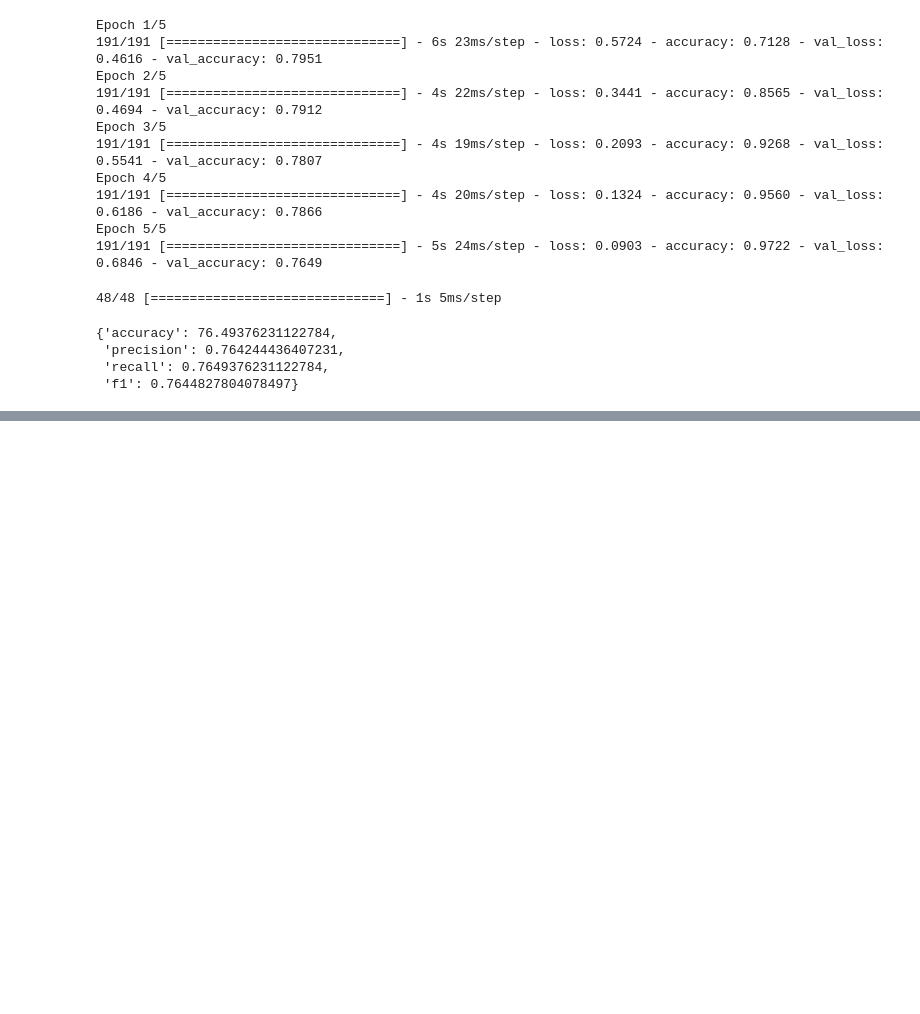
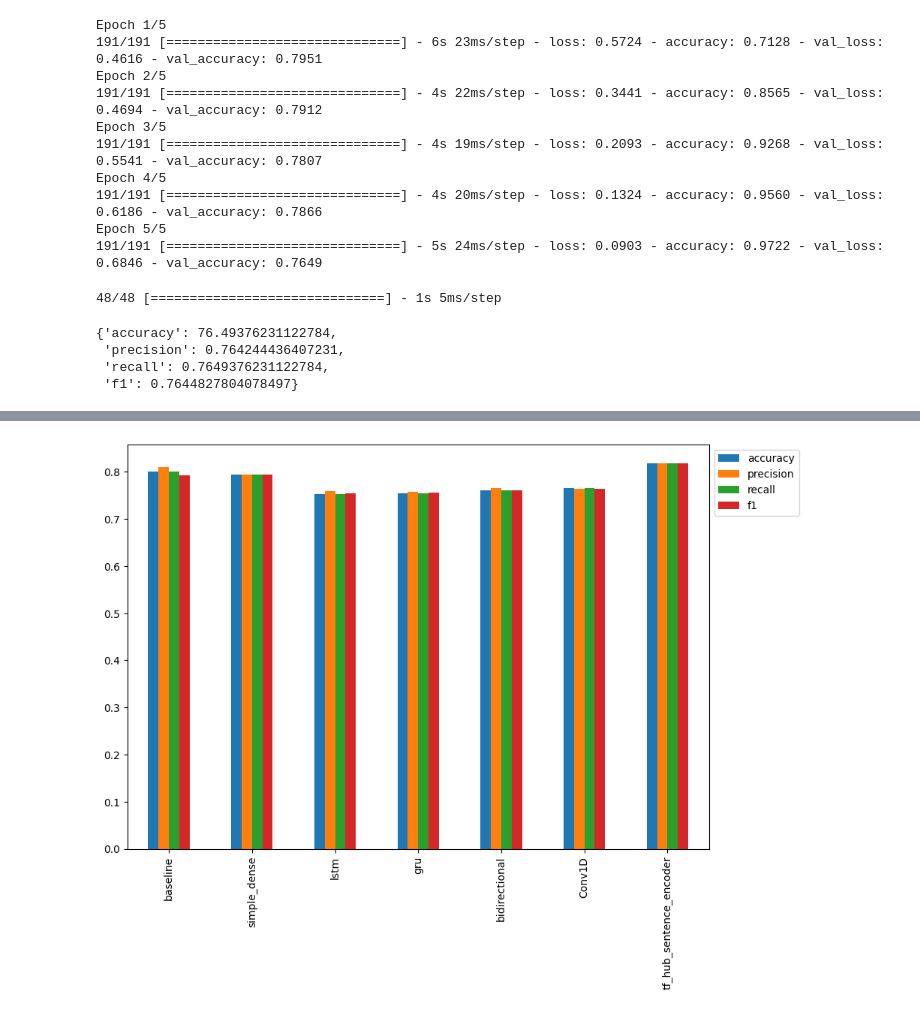
Before and after one commit to bikash119/learn_tensorflow, a Jupyter notebook: learn_tf_005.ipynb, the cells around one changed output, grey strips where cells are left out. Saved outputs shown, nothing was run; the diff lists cells and outputs as text; code cells hidden in the pictures; blank space fills up the shorter version.

```diff
--- a/learn_tf_005.ipynb
+++ b/learn_tf_005.ipynb
@@ -845,0 +862,9 @@ model_5_metrics
+# %%
+#Example of pretrained embedding with Universal Sentence Encoder
+import tensorflow_hub as hub
+
+embed = hub.load("https://tfhub.dev/google/universal-sentence-encoder/4")
+embed_samples = embed(["There's a flood in my street",
+                       "when you invoke universal sentence encoder on a sentence, it turns it into numbers"
+                       ,"I am Bikash and I want to spend a year only committing to oss"])
+embed_samples
@@ -845,0 +923,7 @@ model_5_metrics
+# %%
+history_6 = model_6.fit(train_sentences
+                        ,train_labels
+                        ,validation_data=(val_sentences,val_labels)
+                        ,epochs=5
+                        ,callbacks=[create_tensorboard_callback(dir_name=SAVE_DIR,experiment_name="model_6")]
+                        )
@@ -845,0 +941,7 @@ model_5_metrics
+# %%
+y_pred_probs=model_6.predict(val_sentences)
+y_pred = tf.squeeze(tf.round(y_pred_probs))
+y_pred.shape, val_labels.shape
+
+model_6_metrics = evaluate_model(y_true=val_labels,y_pred=y_pred)
+model_6_metrics
@@ -845,0 +956,12 @@ model_5_metrics
+# %%
+all_model_results = pd.DataFrame({
+    "baseline":baseline_results
+    ,"simple_dense":model_1_metrics
+    ,"lstm":model_2_evaluation
+    ,"gru":model_3_metrics
+    ,"bidirectional":model_4_metrics
+    ,"Conv1D":model_5_metrics
+    ,"tf_hub_sentence_encoder":model_6_metrics
+})
+all_model_results = all_model_results.transpose()
+all_model_results
@@ -845,0 +977,5 @@ model_5_metrics
+# %%
+all_model_results["accuracy"] = all_model_results["accuracy"]/100
+all_model_results.plot(kind="bar",figsize=(10,7)).legend(bbox_to_anchor=(1.0,1.0));
+# %% [output]
+[figure, added]
```
Also changed, not shown: parts of 16 cells of this notebook.
